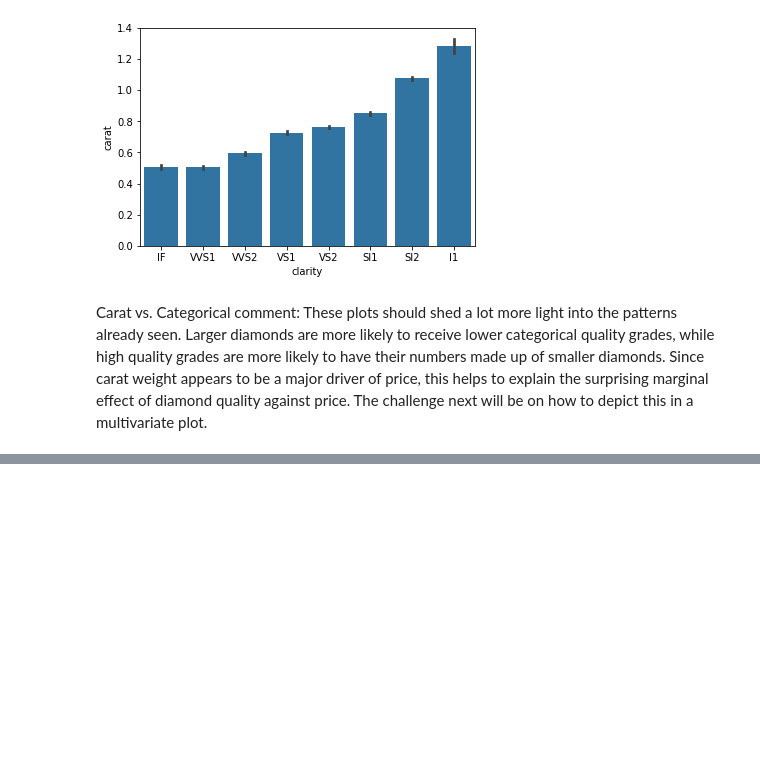
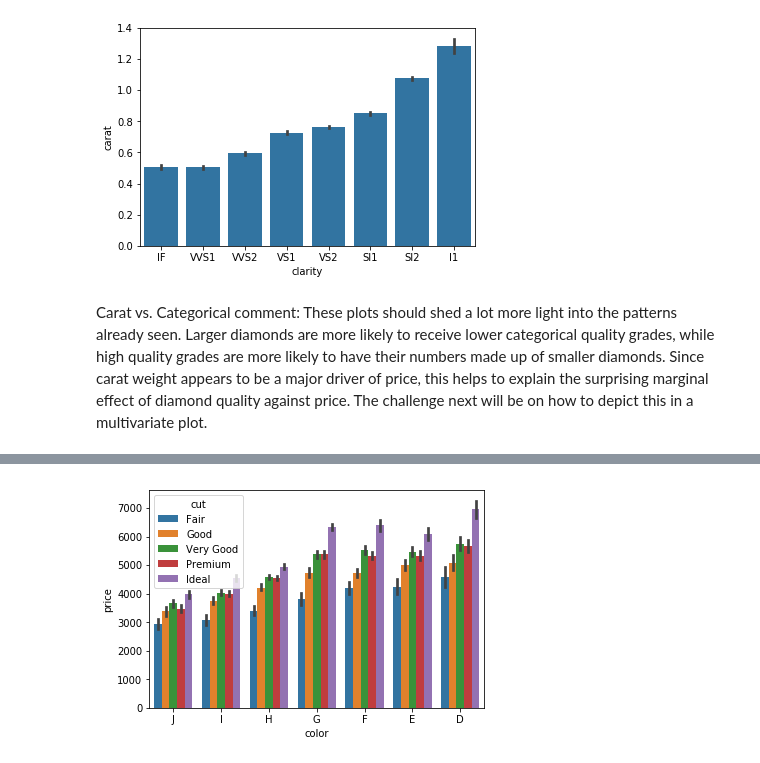
Before and after one commit to ArushiC/Diamond-Dataset-Assessment, a Jupyter notebook: Diamond Data Exploration and Visualization.ipynb, the cells around one changed output, grey strips where cells are left out. Saved outputs shown, nothing was run; the diff lists cells and outputs as text; code cells hidden in the pictures; blank space fills up the shorter version.

```diff
--- a/Diamond Data Exploration and Visualization.ipynb
+++ b/Diamond Data Exploration and Visualization.ipynb
@@ -155,0 +200,4 @@ Carat vs. Categorical comment: These plots should shed a lot more light into the
+# %%
+sb.barplot(data = diamond_sub,x='color', y='price', hue='cut');
+# %% [output]
+[figure, added]
```
Also changed, not shown: parts of 5 cells of this notebook.
